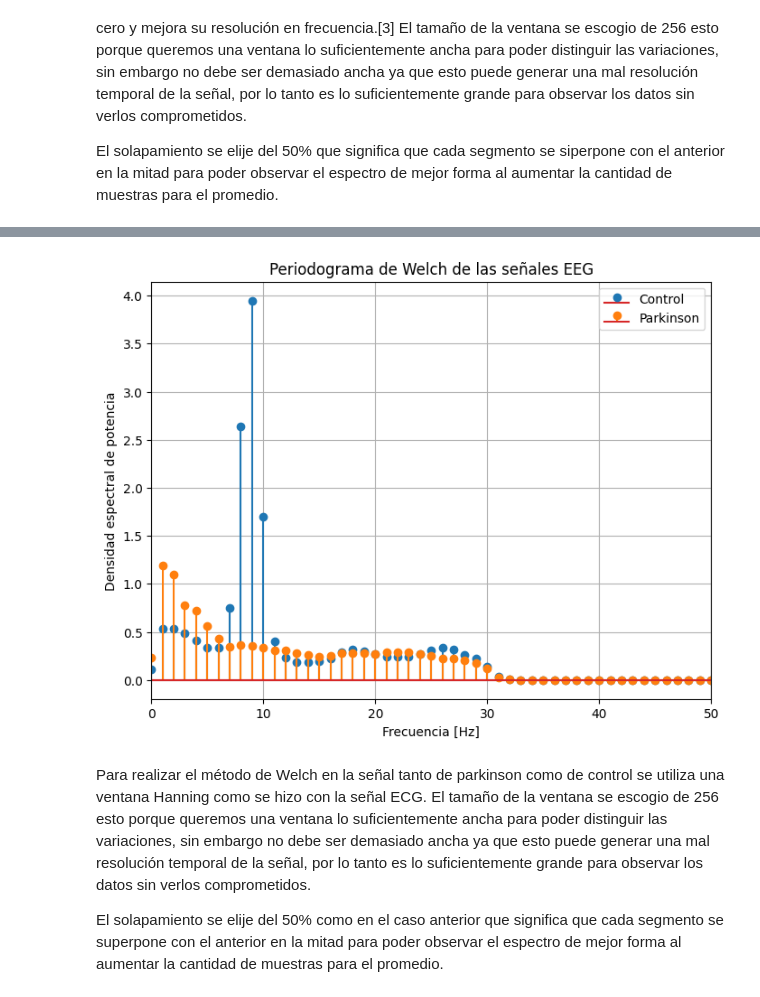
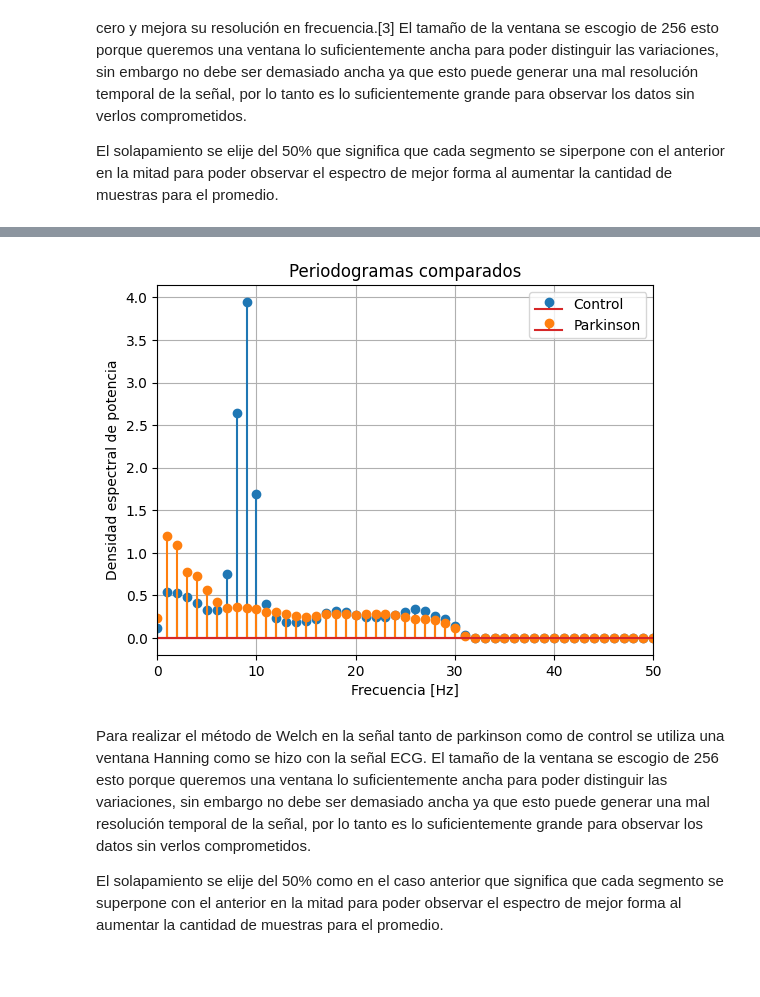
Before and after one commit to Melissa-cv/Proyecto_5_entrega, a Jupyter notebook: Practica_5.ipynb, the cells around one changed output, grey strips where cells are left out. Drawn from its saved outputs; the diff is of its cells as text; code cells hidden in the pictures; blank space fills up the shorter version.

```diff
--- a/Practica_5.ipynb
+++ b/Practica_5.ipynb
@@ -281,20 +281,6 @@ ValueError: noverlap must be less than nperseg.
 Para realizar el método de Welch en la señal ECG se utiliza una ventana Hanning la cual se le suele denominar también ventana de coseno elevado.Esta ventana suaviza los extremos a cero y mejora su resolución en frecuencia.[3] El tamaño de la ventana se escogio de 256 esto porque queremos una ventana lo suficientemente ancha para poder distinguir las variaciones, sin embargo no debe ser demasiado ancha ya que esto puede generar una mal resolución temporal de la señal, por lo tanto es lo suficientemente grande para observar los datos sin verlos comprometidos.
 
 El solapamiento se elije del 50% que significa que cada segmento se siperpone con el anterior en la mitad para poder observar el espectro de mejor forma al aumentar la cantidad de muestras para el promedio.
-# %%
-ruta_control = glob.glob('/content/drive/MyDrive/control/C019_EP_reposo.mat')
-ruta_parkinson = glob.glob('/content/drive/MyDrive/parkinson/P018_EP_reposo.mat')
-
-fs = 2000
-
-control_data = sio.loadmat(ruta_control[0])
-paciente_sano = control_data['data']
-
-parkinson_data = sio.loadmat(ruta_parkinson[0])
-paciente_parkinson = parkinson_data['data']
-
-sano_reshaped = np.reshape(paciente_sano, (paciente_sano.shape[0], paciente_sano.shape[1] * paciente_sano.shape[2]), order='F')
-parkinson_reshaped = np.reshape(paciente_parkinson, (paciente_parkinson.shape[0], paciente_parkinson.shape[1] * paciente_parkinson.shape[2]), order='F')
 # %%
 
 control=glob.glob('/content/drive/MyDrive/control/C019_EP_reposo.mat')
@@ -310,28 +296,29 @@ paciente_parkinson=parkinson['data']
 control=np.reshape(paciente_sano,(paciente_sano.shape[0], paciente_sano.shape[1]*paciente_sano.shape[2]),order = 'F')
 parkinson=np.reshape(paciente_parkinson,(paciente_parkinson.shape[0], paciente_parkinson.shape[1]*paciente_parkinson.shape[2]),order = 'F')
 # %%
+import matplotlib.pyplot as plt
+from scipy.signal import welch
+
 nperseg = 1000
 noverlap = int(nperseg / 2)
 
-f_sano, Pxx_control = welch(control[0, :], fs, 'hann', nperseg, noverlap)
+f_sano, P_control = welch(control[0, :], fs, 'hann', nperseg, noverlap)
 
-plt.figure(figsize=(8, 6))
-plt.stem(f_sano, Pxx_control)
+plt.stem(f_sano, P_control)
 plt.xlim([0, 50])
 plt.xlabel('Frecuencia [Hz]')
 plt.ylabel('Densidad espectral de potencia')
-plt.title('Periodograma de Welch de la señal EEG del paciente de control')
+plt.title('Periodograma control')
 plt.grid()
 plt.show()
 
-f_parkinson, Pxx_parkinson = welch(parkinson[0, :], fs, 'hann', nperseg, noverlap)
+f_parkinson, P_parkinson = welch(parkinson[0, :], fs, 'hann', nperseg, noverlap)
 
-plt.figure(figsize=(8, 6))
-plt.stem(f_parkinson, Pxx_parkinson)
+plt.stem(f_parkinson, P_parkinson)
 plt.xlim([0, 50])
 plt.xlabel('Frecuencia [Hz]')
 plt.ylabel('Densidad espectral de potencia')
-plt.title('Periodograma de Welch de la señal EEG del paciente con Parkinson')
+plt.title('Periodograma parkinson ')
 plt.grid()
 plt.show()
 # %% [output]
@@ -340,21 +327,18 @@ plt.show()
 # %%
-plt.figure(figsize=(8, 6))
 
-# Graficar la señal del paciente de control
-plt.stem(f_sano, Pxx_control, linefmt='C0-', markerfmt='C0o', label='Control')
+plt.stem(f_sano, P_control, linefmt='C0-', markerfmt='C0o', label='Control')
 
-# Graficar la señal del paciente con Parkinson
-plt.stem(f_parkinson, Pxx_parkinson, linefmt='C1-', markerfmt='C1o', label='Parkinson')
+plt.stem(f_parkinson, P_parkinson, linefmt='C1-', markerfmt='C1o', label='Parkinson')
 
 plt.xlim([0, 50])
 plt.xlabel('Frecuencia [Hz]')
 plt.ylabel('Densidad espectral de potencia')
-plt.title('Periodograma de Welch de las señales EEG')
+plt.title('Periodogramas comparados')
 plt.grid(True)
 plt.legend()
 plt.show()
 # %% [output]
-[figure, old version]
+[figure, new version]
 # %% [markdown]
 Para realizar el método de Welch en la señal tanto de parkinson como de control se utiliza una ventana Hanning como se hizo con la señal ECG. El tamaño de la ventana se escogio de 256 esto porque queremos una ventana lo suficientemente ancha para poder distinguir las variaciones, sin embargo no debe ser demasiado ancha ya que esto puede generar una mal resolución temporal de la señal, por lo tanto es lo suficientemente grande para observar los datos sin verlos comprometidos.
 
```
Also changed, not shown: parts of 2 cells of this notebook.
